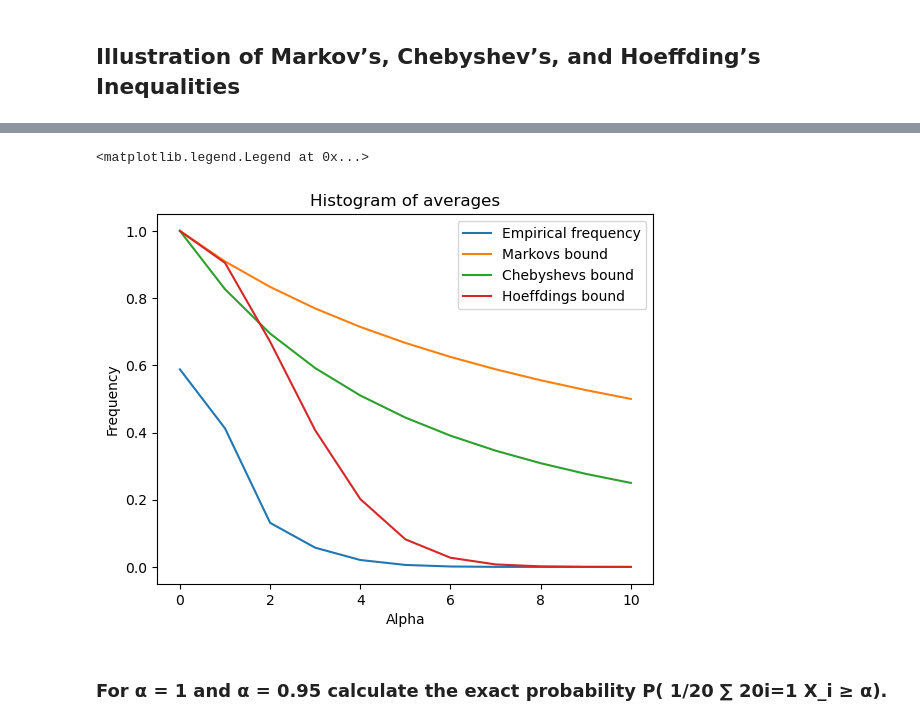
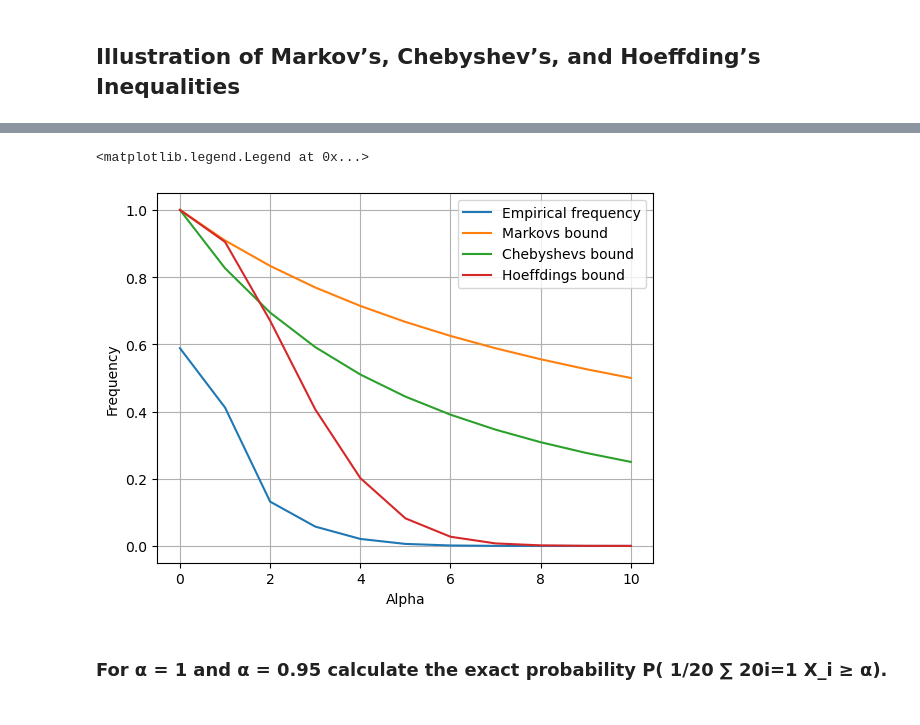
Before and after one commit to AblaZe42/MachineLearningA, a Jupyter notebook: Assignments/Assignment 2/HA-2.ipynb, the cells around one changed output, grey strips where cells are left out. Saved outputs shown, nothing was run; the diff lists cells and outputs as text; code cells hidden in the pictures.

```diff
--- a/Assignments/Assignment 2/HA-2.ipynb
+++ b/Assignments/Assignment 2/HA-2.ipynb
@@ -37,30 +37,30 @@ for i in a:
 # %%
 # plot the histogram
 
 # Markovs inequality -
 # P(X>=alpha)<=E(x)/alpha
 Markovs_bound = 0.5/a
 
 # Chebyshev's inequality -
 # P(|X−E[X]|≥ε)≤ Var[X].
 Chebyshevs_bound = 0.5*(1-0.5)/(a**2)
 
 # Hoeffding's inequality -
 # P(|X−E[X]|≥ε)≤ 2exp(−2ε^2N)
 Hoeffdings_bound = np.exp(-2*(a-0.5)**2*num_coinflips)
 
 
 plt.xlabel('Alpha')
 plt.ylabel('Frequency')
-plt.title('Histogram of averages')
+plt.grid(True)
 plt.plot(test1, label = 'Empirical frequency')
 plt.plot(Markovs_bound, label = 'Markovs bound')
 plt.plot(Chebyshevs_bound, label = 'Chebyshevs bound')
 plt.plot(Hoeffdings_bound, label = 'Hoeffdings bound')
 plt.legend()
 # %% [output]
 <matplotlib.legend.Legend at 0x...>
-[figure, old version]
+[figure, new version]
 # %% [markdown]
 ### For α = 1 and α = 0.95 calculate the exact probability P( 1/20  ∑ 20i=1 X_i ≥ α).
 # %%
```
Also changed, not shown: parts of 18 cells of this notebook, 3 other files.
